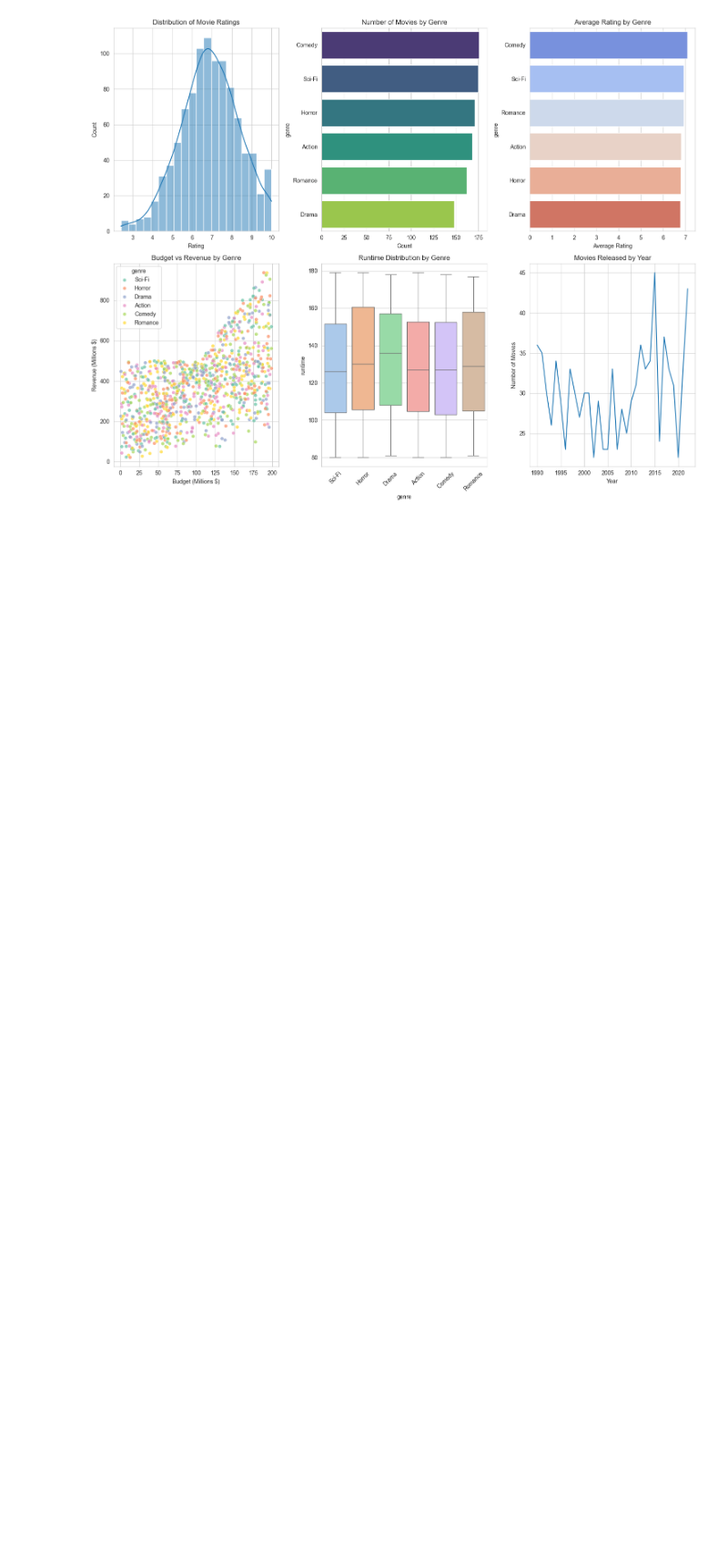
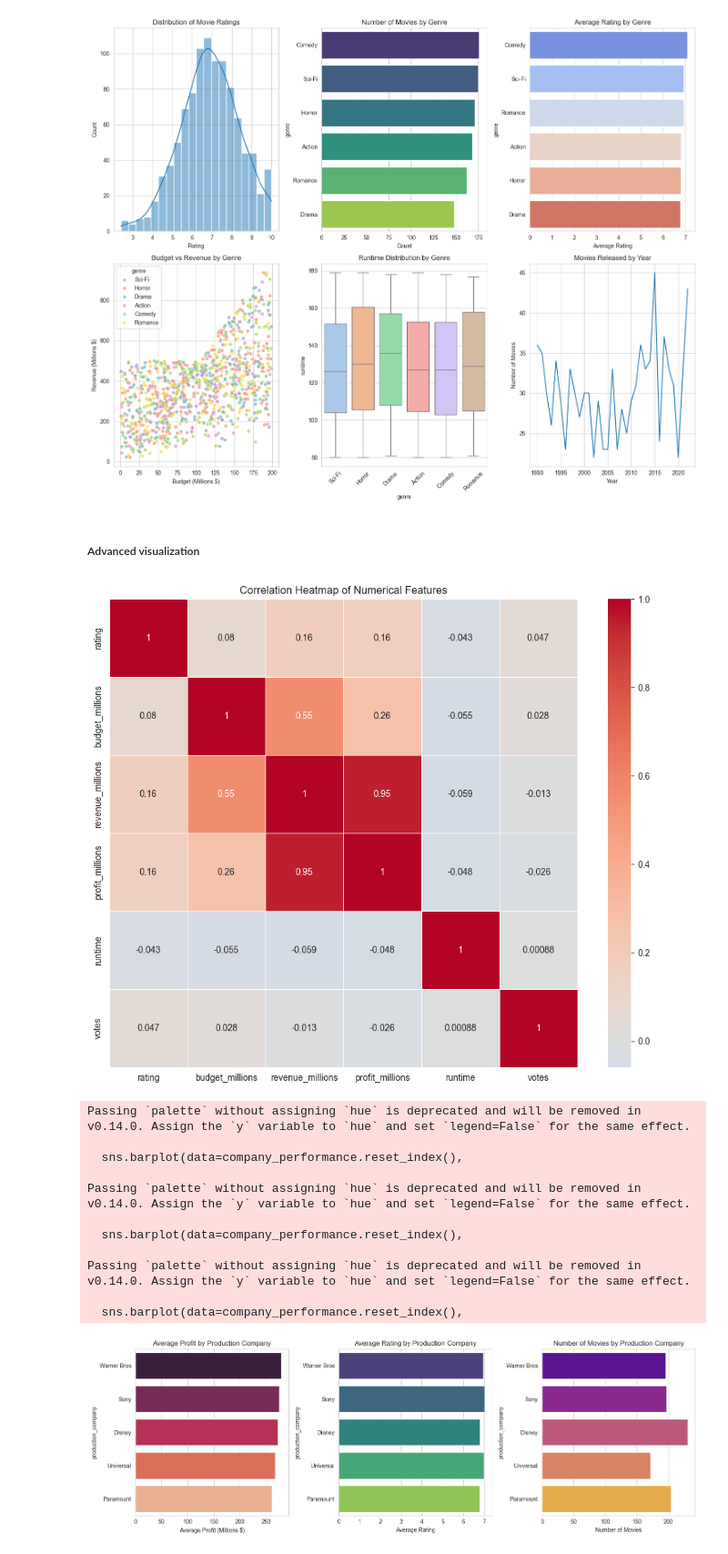
Before and after one commit to Emmanuel-km/Code-Explanation-Notes, a Jupyter notebook: Day51.to.53_ExploringDataScience.ipynb, the cells around one changed output. Shown: that part at 91% size. Cells and saved outputs as stored; diff of their text form; code cells hidden in the pictures; blank space fills up the shorter version.

Commit message:
advancing visualization

```diff
--- a/Day51.to.53_ExploringDataScience.ipynb
+++ b/Day51.to.53_ExploringDataScience.ipynb
@@ -165,3 +165,60 @@ Passing `palette` without assigning `hue` is deprecated and will be removed in v
 
   sns.boxplot(data=df, x='genre', y='runtime', palette='pastel')
 [figure]
+# %% [markdown]
+##### Advanced visualization
+# %%
+# Correlation Heatmap
+plt.figure(figsize=(10, 8))
+numeric_cols = ['rating', 'budget_millions', 'revenue_millions', 'profit_millions', 'runtime', 'votes']
+correlation_matrix = df[numeric_cols].corr()
+
+sns.heatmap(correlation_matrix, annot=True, cmap='coolwarm', center=0,
+            square=True, linewidths=0.5)
+plt.title('Correlation Heatmap of Numerical Features')
+plt.tight_layout()
+plt.show()
+
+# Production Company Analysis
+plt.figure(figsize=(15, 5))
+
+plt.subplot(1, 3, 1)
+company_performance = df.groupby('production_company').agg({
+    'rating': 'mean',
+    'profit_millions': 'mean',
+    'title': 'count'
+}).sort_values('profit_millions', ascending=False)
+
+sns.barplot(data=company_performance.reset_index(),
+            x='profit_millions', y='production_company', palette='rocket')
+plt.title('Average Profit by Production Company')
+plt.xlabel('Average Profit (Millions $)')
+
+plt.subplot(1, 3, 2)
+sns.barplot(data=company_performance.reset_index(),
+            x='rating', y='production_company', palette='viridis')
+plt.title('Average Rating by Production Company')
+plt.xlabel('Average Rating')
+
+plt.subplot(1, 3, 3)
+sns.barplot(data=company_performance.reset_index(),
+            x='title', y='production_company', palette='plasma')
+plt.title('Number of Movies by Production Company')
+plt.xlabel('Number of Movies')
+
+plt.tight_layout()
+plt.show()
+# %% [output]
+[figure, added]
+Passing `palette` without assigning `hue` is deprecated and will be removed in v0.14.0. Assign the `y` variable to `hue` and set `legend=False` for the same effect.
+
+  sns.barplot(data=company_performance.reset_index(),
+
+Passing `palette` without assigning `hue` is deprecated and will be removed in v0.14.0. Assign the `y` variable to `hue` and set `legend=False` for the same effect.
+
+  sns.barplot(data=company_performance.reset_index(),
+
+Passing `palette` without assigning `hue` is deprecated and will be removed in v0.14.0. Assign the `y` variable to `hue` and set `legend=False` for the same effect.
+
+  sns.barplot(data=company_performance.reset_index(),
+[figure, added]
```
